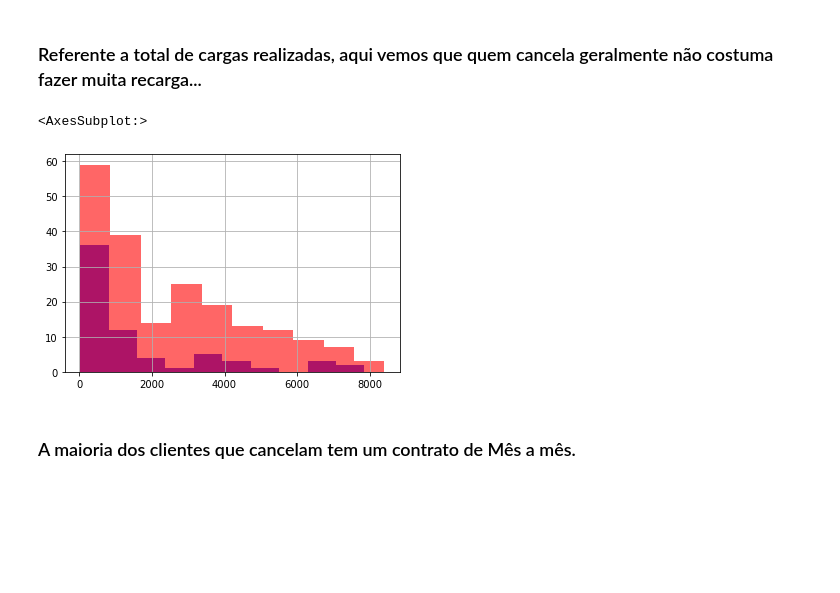
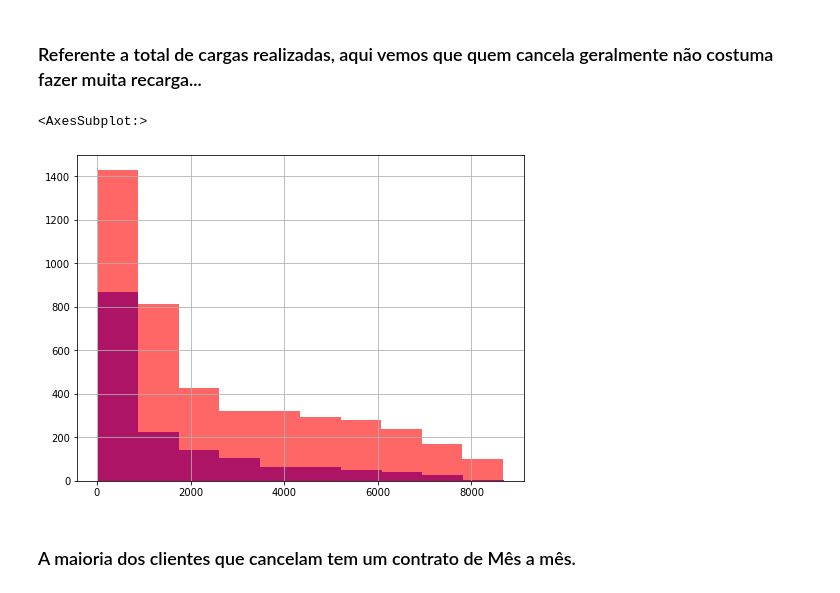
Before and after one commit to joaoflauzino/churn_telecom, a Jupyter notebook: analysis/analysis.ipynb, the cells around one changed output. Drawn from its saved outputs; the diff is of its cells as text; code cells hidden in the pictures; blank space fills up the shorter version.

```diff
--- a/analysis/analysis.ipynb
+++ b/analysis/analysis.ipynb
@@ -39,8 +52,8 @@ schema = StructType([
         StructField("Contract", StringType(), True),
         StructField("PaperlessBilling", StringType(), True),
         StructField("PaymentMethod", StringType(), True),
-        StructField("MonthlyCharges", StringType(), True),
-        StructField("TotalCharges", IntegerType(), True),
+        StructField("MonthlyCharges", DoubleType(), True),
+        StructField("TotalCharges", DoubleType(), True),
         StructField("Churn", StringType(), True),
     ])
 # %%
@@ -123,12 +149,13 @@ df.filter(df.InternetService != 'No').groupBy('Churn', 'InternetService').count(
 ### Referente a total de cargas realizadas, aqui vemos que quem cancela geralmente não costuma fazer muita recarga...
 # %%
 # Total de recargas para o cliente que permanceu e para quem cancelou
+plt.figure(figsize=(8,6))
 charge = df.select('Churn','TotalCharges').toPandas()
 charge[charge.Churn == 'Yes']['TotalCharges'].hist(alpha = 0.8, color = 'blue')
 charge[charge.Churn == 'No']['TotalCharges'].hist(alpha = 0.6, color = 'red')
 # %% [output]
 <AxesSubplot:>
-[figure, old version]
+[figure, new version]
 # %% [markdown]
 ### A maioria dos clientes que cancelam tem um contrato de Mês a mês.
 # %%
```
Also changed, not shown: parts of 42 cells of this notebook, 1 other file.
